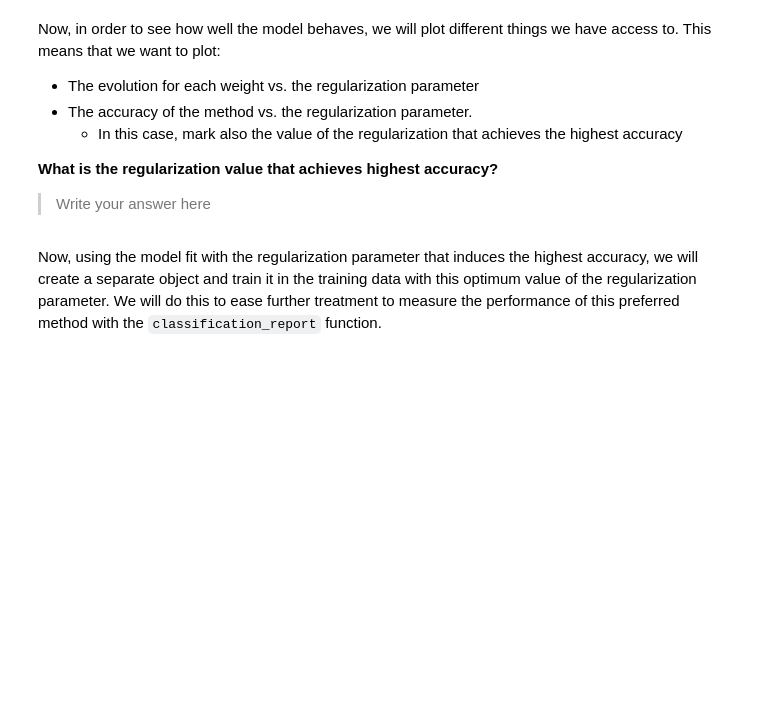
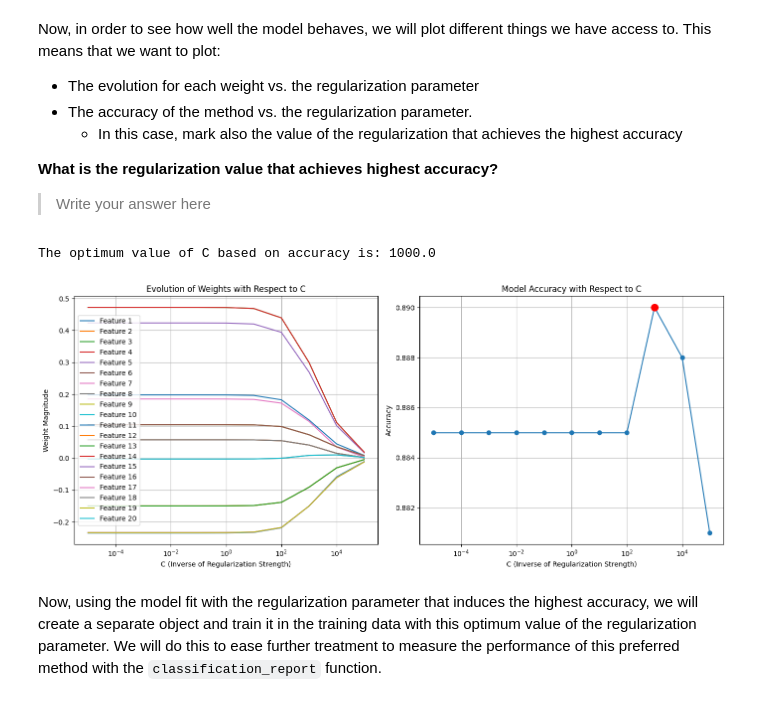
Before and after one commit to ICAI-IMAT-ML/p2-5-palomadiez, a Jupyter notebook: notebook/Lab2_5_LogisticRegression_and_regularization.ipynb, the cells around one changed output. Saved outputs shown, nothing was run; the diff lists cells and outputs as text; code cells hidden in the pictures; blank space fills up the shorter version.

```diff
--- a/notebook/Lab2_5_LogisticRegression_and_regularization.ipynb
+++ b/notebook/Lab2_5_LogisticRegression_and_regularization.ipynb
@@ -228,7 +249,7 @@ Once you have this, let us implement it already!
 # TODO: Create an array (C_values) that contains 11 values distributed in log-scale, covering from 10^(-5) to 10^5
 pow_min = -5
 pow_max = 5
-C_values = None  # Vector of \lambda (regularization parameters)
+C_values = np.logspace(pow_min, pow_max, 11)  # Vector of \lambda (regularization parameters)
 
 # Keep these two empty lists to contain the final weights for each regularization parameter
 weights_evolution = []    # To store the final weights for each C
@@ -238,12 +259,12 @@ Now, fit a logistic regression with ridge regularization for each possible value
 # %%
 for C in C_values:
     model = LogisticRegressor()  # Update to include necessary parameters
-    model.fit(None, None, learning_rate = None, num_iterations = None, penalty = 'ridge', C = C)
+    model.fit(X_train, y_train, learning_rate = learning_rate, num_iterations = num_iterations, penalty = 'ridge', C = C)
     weights_evolution.append(model.weights)
 
     # Predict and calculate accuracy in the test data
-    y_pred = model.predict(None)
-    accuracy = accuracy_score(None, None)
+    y_pred = model.predict(X_test)
+    accuracy = accuracy_score(y_test, y_pred)
     accuracies.append(accuracy)
 # %% [markdown]
 Now, in order to see how well the model behaves, we will plot different things we have access to. This means that we want to plot:
@@ -262,36 +283,39 @@ plt.subplot(1, 2, 1)
 for feature_index in range(len(weights_evolution[0])):
     weight_trajectory = [weights[feature_index] for weights in weights_evolution]
     plt.plot(C_values, weight_trajectory, label=f'Feature {feature_index + 1}')
 plt.xscale('log')
 plt.xlabel('C (Inverse of Regularization Strength)')
 plt.ylabel('Weight Magnitude')
 plt.title('Evolution of Weights with Respect to C')
 plt.legend(loc='best')
 plt.grid(True)
 
 # TODO: Find the maximum accuracy
-max_accuracy = None
+max_accuracy = max(accuracies)
 
 # TODO: Filter the C values that correspond to the maximum accuracy
-optimum_C_values = None
+optimum_C_values = [C_values[i] for i, accuracy in enumerate(accuracies) if accuracy == max_accuracy]
 
 # Select the maximum C from those that yield the highest accuracy
-optimum_C = None
+optimum_C = max(optimum_C_values)
 
 print(f"The optimum value of C based on accuracy is: {optimum_C}")
 
 # Plotting accuracy as a function of C
 plt.subplot(1, 2, 2)
 plt.plot(C_values, accuracies, marker='o', linestyle='-')
 plt.plot(optimum_C, max_accuracy, 'ro', markersize=10, label='Optimum C')
 plt.xscale('log')
 plt.xlabel('C (Inverse of Regularization Strength)')
 plt.ylabel('Accuracy')
 plt.title('Model Accuracy with Respect to C')
 plt.grid(True)
 
 plt.tight_layout()
 plt.show()
+# %% [output]
+The optimum value of C based on accuracy is: 1000.0
+[figure, added]
 # %% [markdown]
 Now, using the model fit with the regularization parameter that induces the highest accuracy, we will create a separate object and train it in the training data with this optimum value of the regularization parameter. We will do this to ease further treatment to measure the performance of this preferred method with the `classification_report` function.
 # %%
```
Also changed, not shown: parts of 17 cells of this notebook.
